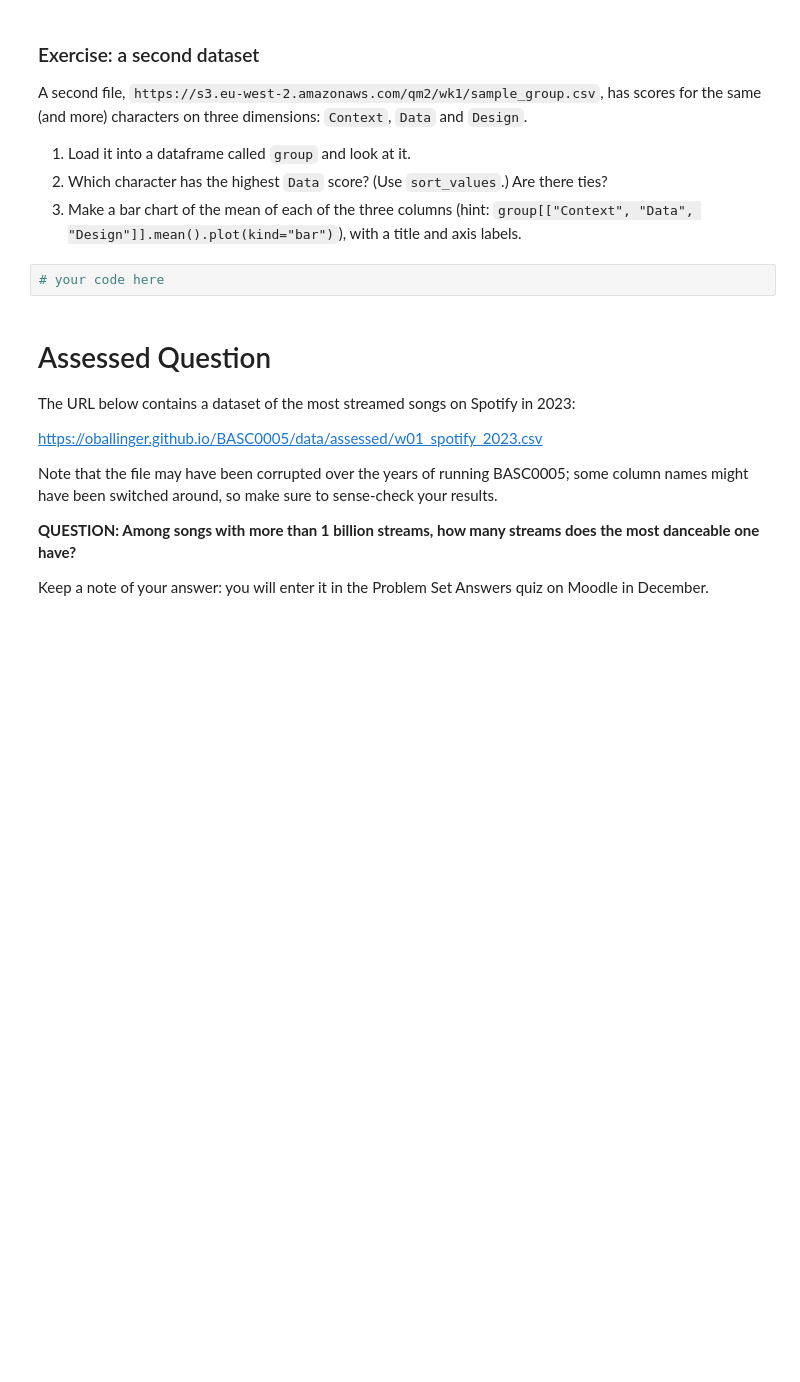
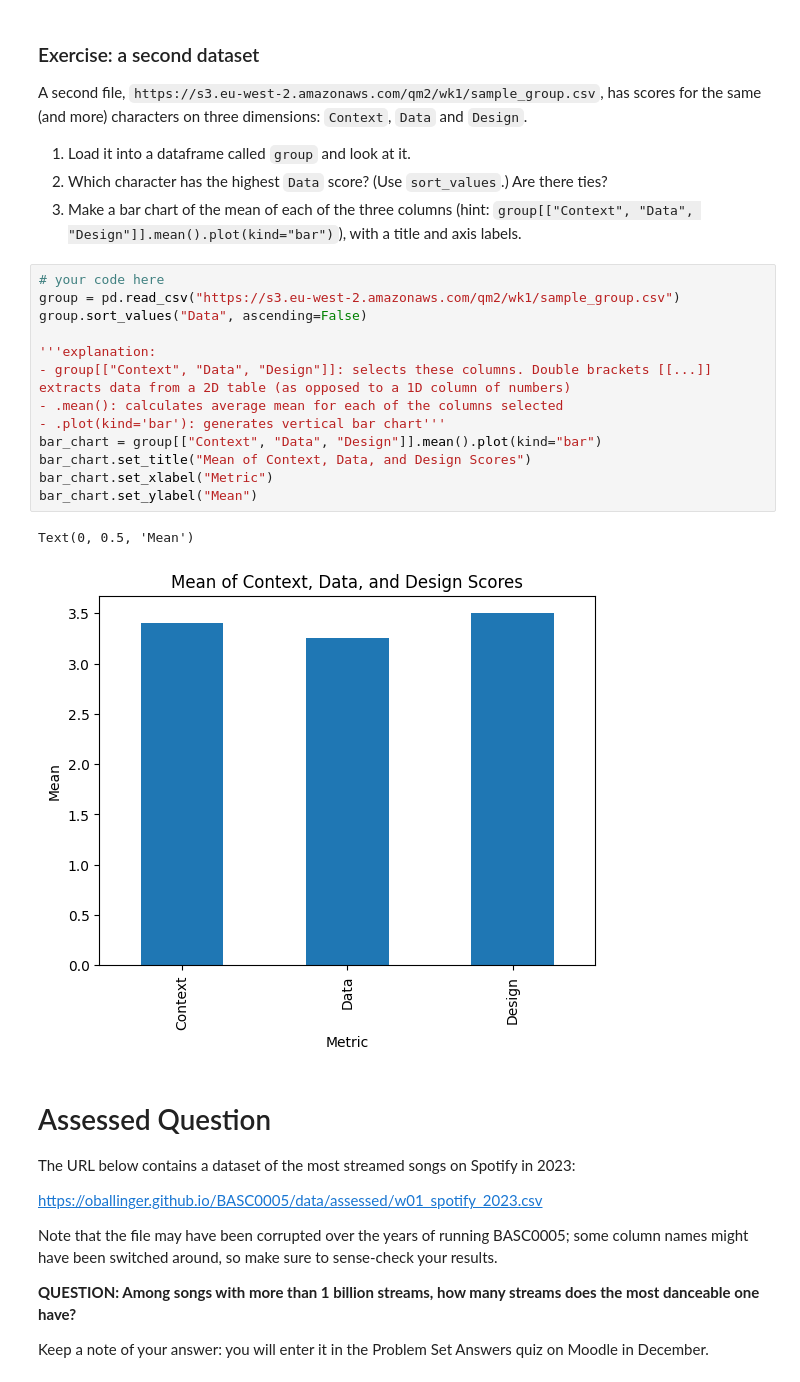
Before and after one commit to ellecarpenter/QM2, a Jupyter notebook: w01_python_recap_ucl1gc3.ipynb, the cells around one changed output. Drawn from its saved outputs; the diff is of its cells as text; blank space fills up the shorter version.

```diff
--- a/w01_python_recap_ucl1gc3.ipynb
+++ b/w01_python_recap_ucl1gc3.ipynb
@@ -277,8 +277,22 @@ A second file, `https://s3.eu-west-2.amazonaws.com/qm2/wk1/sample_group.csv`, ha
 1. Load it into a dataframe called `group` and look at it.
 2. Which character has the highest `Data` score? (Use `sort_values`.) Are there ties?
 3. Make a bar chart of the mean of each of the three columns (hint: `group[["Context", "Data", "Design"]].mean().plot(kind="bar")`), with a title and axis labels.
-# %%
-# your code here
+# %%
+# your code here
+group = pd.read_csv("https://s3.eu-west-2.amazonaws.com/qm2/wk1/sample_group.csv")
+group.sort_values("Data", ascending=False)
+
+'''explanation:
+- group[["Context", "Data", "Design"]]: selects these columns. Double brackets [[...]] extracts data from a 2D table (as opposed to a 1D column of numbers)
+- .mean(): calculates average mean for each of the columns selected
+- .plot(kind='bar'): generates vertical bar chart'''
+bar_chart = group[["Context", "Data", "Design"]].mean().plot(kind="bar")
+bar_chart.set_title("Mean of Context, Data, and Design Scores")
+bar_chart.set_xlabel("Metric")
+bar_chart.set_ylabel("Mean")
+# %% [output]
+Text(0, 0.5, 'Mean')
+[figure, added]
 # %% [markdown]
 # Assessed Question
 
```
Also changed, not shown: parts of 3 cells of this notebook.
